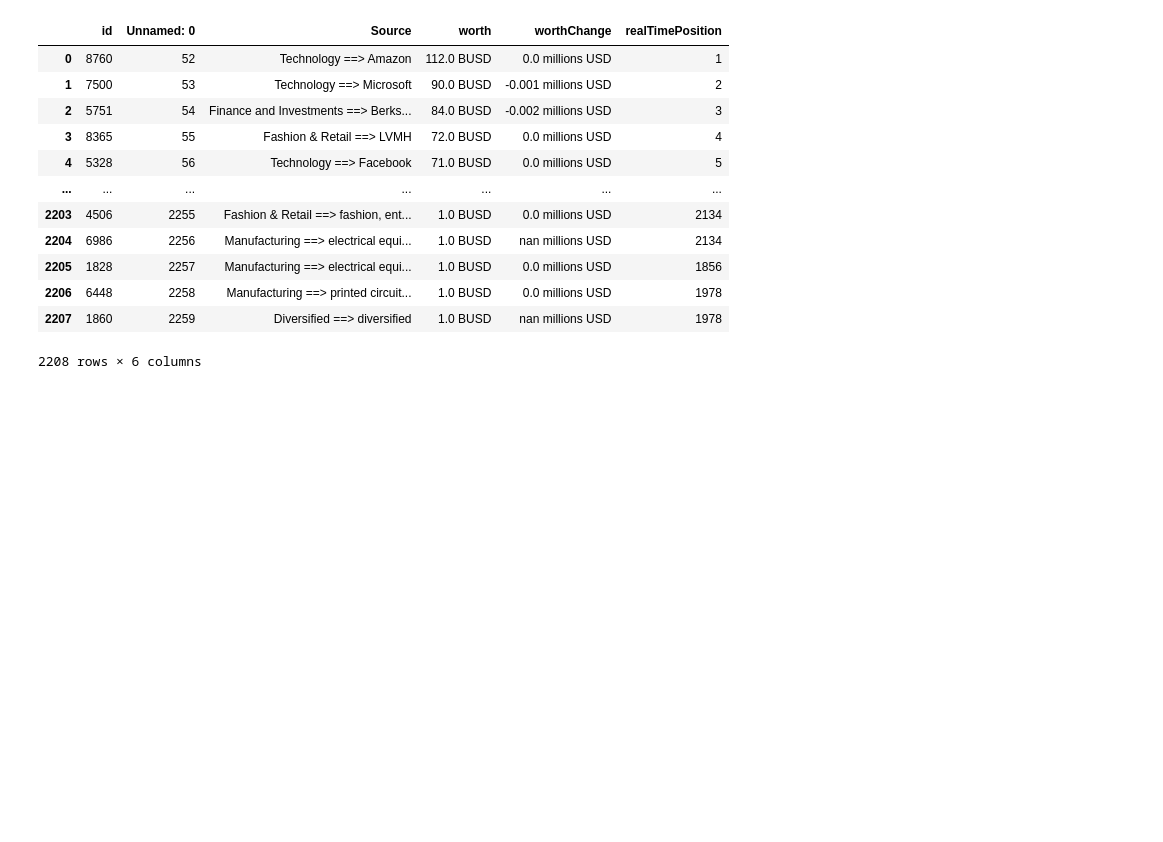
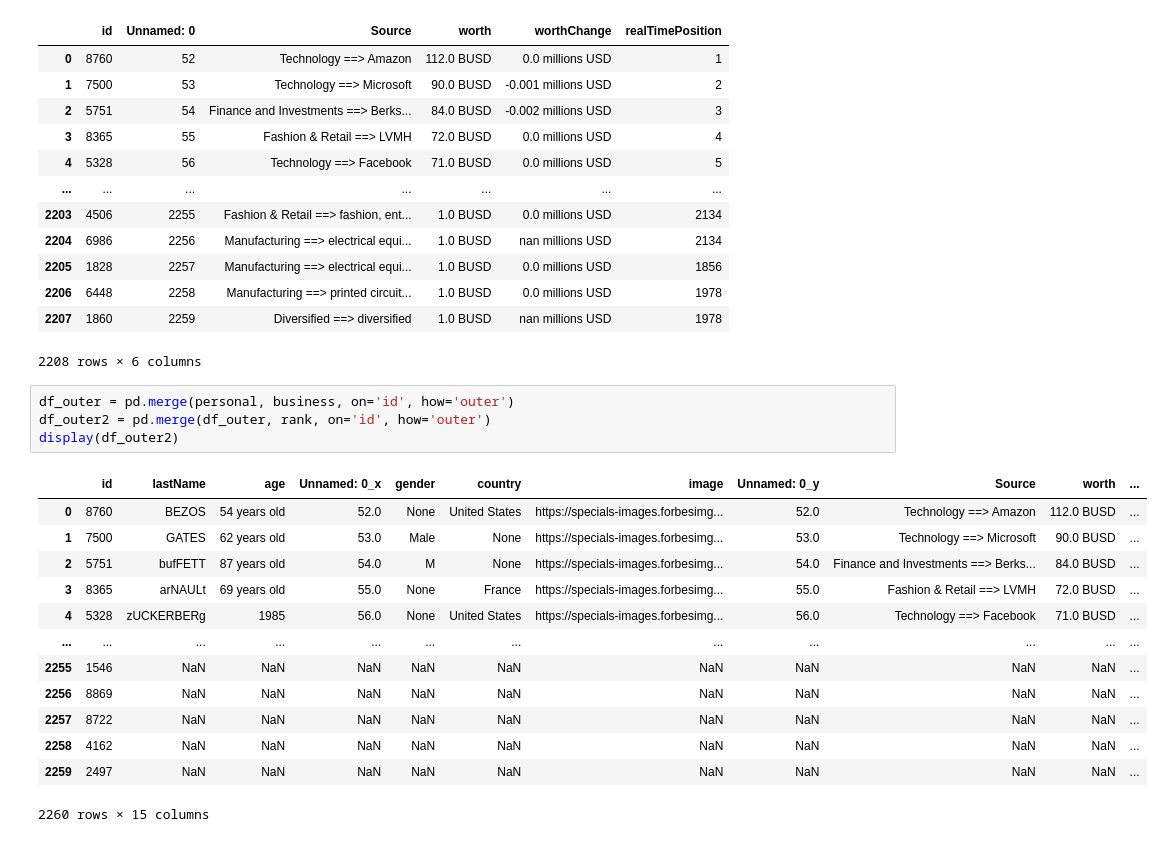
Before and after one commit to Juliaroch/Ironhack-Module-1-Project---Pipelines-Julia-Roch-, a Jupyter notebook: notebooks/Untitled.ipynb, the cells around one changed output. Drawn from its saved outputs; the diff is of its cells as text; blank space fills up the shorter version.

Commit message:
merge-done

```diff
--- a/notebooks/Untitled.ipynb
+++ b/notebooks/Untitled.ipynb
@@ -163,3 +163,21 @@ display(business)
 | 2206 | 6448 | 2258 | Manufacturing ==> printed circuit... | 1.0 BUSD | 0.0 millions USD | 1978 |
 | 2207 | 1860 | 2259 | Diversified ==> diversified | 1.0 BUSD | nan millions USD | 1978 |
 2208 rows × 6 columns
+# %%
+df_outer = pd.merge(personal, business, on='id', how='outer')
+df_outer2 = pd.merge(df_outer, rank, on='id', how='outer')
+display(df_outer2)
+# %% [output]
+|  | id | lastName | age | Unnamed: 0_x | gender | country | image | Unnamed: 0_y | Source | worth | ... |
+| 0 | 8760 | BEZOS | 54 years old | 52.0 | None | United States | https://specials-images.forbesimg... | 52.0 | Technology ==> Amazon | 112.0 BUSD | ... |
+| 1 | 7500 | GATES | 62 years old | 53.0 | Male | None | https://specials-images.forbesimg... | 53.0 | Technology ==> Microsoft | 90.0 BUSD | ... |
+| 2 | 5751 | bufFETT | 87 years old | 54.0 | M | None | https://specials-images.forbesimg... | 54.0 | Finance and Investments ==> Berks... | 84.0 BUSD | ... |
+| 3 | 8365 | arNAULt | 69 years old | 55.0 | None | France | https://specials-images.forbesimg... | 55.0 | Fashion & Retail ==> LVMH | 72.0 BUSD | ... |
+| 4 | 5328 | zUCKERBERg | 1985 | 56.0 | None | United States | https://specials-images.forbesimg... | 56.0 | Technology ==> Facebook | 71.0 BUSD | ... |
+| ... | ... | ... | ... | ... | ... | ... | ... | ... | ... | ... | ... |
+| 2255 | 1546 | NaN | NaN | NaN | NaN | NaN | NaN | NaN | NaN | NaN | ... |
+| 2256 | 8869 | NaN | NaN | NaN | NaN | NaN | NaN | NaN | NaN | NaN | ... |
+| 2257 | 8722 | NaN | NaN | NaN | NaN | NaN | NaN | NaN | NaN | NaN | ... |
+| 2258 | 4162 | NaN | NaN | NaN | NaN | NaN | NaN | NaN | NaN | NaN | ... |
+| 2259 | 2497 | NaN | NaN | NaN | NaN | NaN | NaN | NaN | NaN | NaN | ... |
+2260 rows × 15 columns
```
Also changed, not shown: 4 other files.
